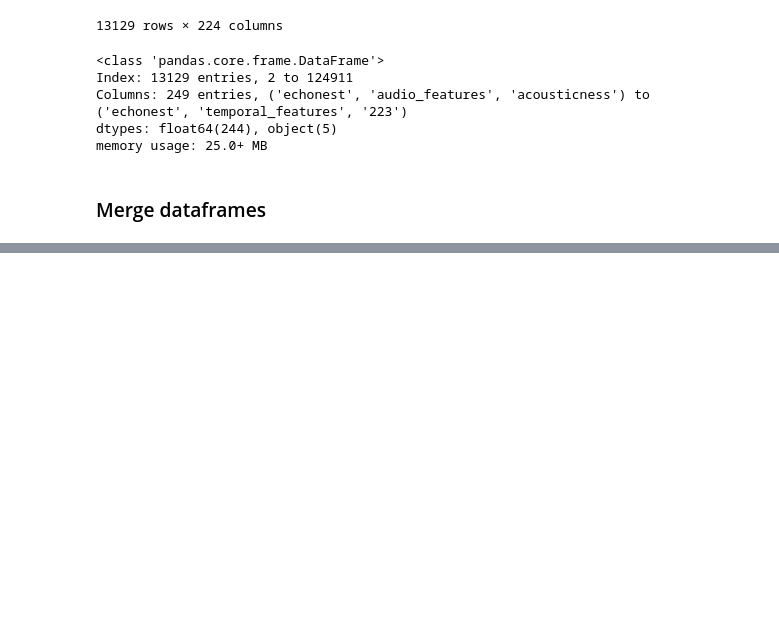
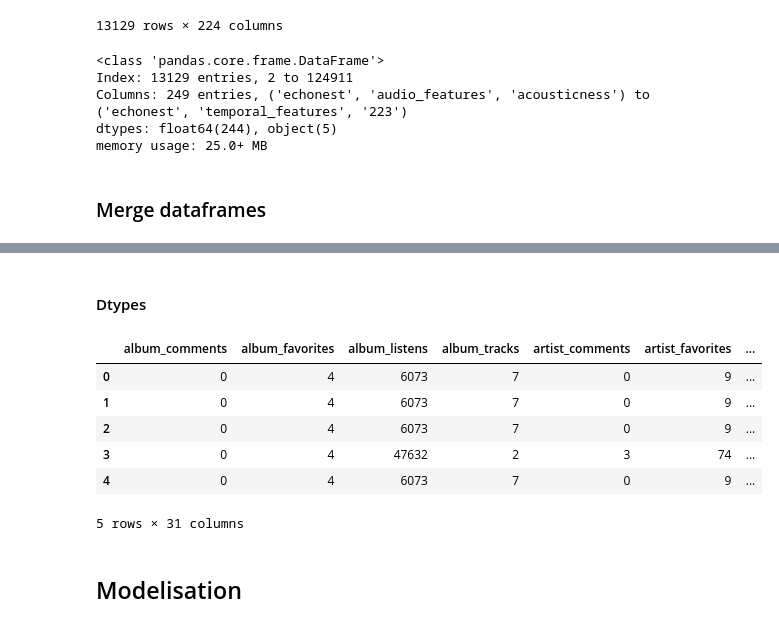
Before and after one commit to almudenamcastro/ironhack-w6-popatomsML, a Jupyter notebook: almu_fma.ipynb, the cells around one changed output, grey strips where cells are left out. Drawn from its saved outputs; the diff is of its cells as text; code cells hidden in the pictures; blank space fills up the shorter version.

```diff
--- a/almu_fma.ipynb
+++ b/almu_fma.ipynb
@@ -308,0 +253,15 @@ np.int64(9355)
+# %%
+# CLEAN NAN
+# drop nan where track_title is nan
+tracks_ax = tracks_ax.dropna(subset = ['track_title'])
+# clean columns with nan values
+tracks_ax.dropna(axis=1, inplace = True)
+tracks_ax.isna().sum()
+
+tracks_ax[tracks_ax['artist_name'].str.replace('&', 'and').str.lower() != tracks_ax['md_artist_name'].replace('&', 'and').str.lower()][['artist_name', 'md_artist_name']].head(59)
+# there are around 1000 values where the artist name and the md_artist_name are not the same.
+# after a brief exploration, it seems that they are pretty similar (mostly, differences in capitalization, artists that have several names etc). We will drop the md_artist_name column.
+
+# we can drop as well: artist_id,
+
+tracks_ax = tracks_ax.drop(columns = 'md_artist_name')
@@ -308,0 +270,35 @@ np.int64(9355)
+# %% [markdown]
+#### Dtypes
+# %%
+# let's explore types
+# select categorial column names
+cat_var = tracks_ax.select_dtypes(include="object").columns
+# %%
+tracks_ax[cat_var].head()
+
+# We will drop most of these variables. Before, we can try to calculate some interesting params:
+tracks_ax['album_len'] = tracks_ax['album_title'].str.len()
+tracks_ax['artist_len'] = tracks_ax['artist_name'].str.len()
+tracks_ax['track_title_len'] = tracks_ax['track_title'].str.len()
+
+# drop categorial columns:
+cat_var_to_drop = cat_var.drop(['genre_top_name', 'genre_top_level_name'])
+tracks_ax = tracks_ax.drop(columns = cat_var_to_drop)
+# %%
+# NUMERICAL VARIABLES
+
+num_var = tracks_ax.select_dtypes(exclude="object").columns
+
+# we can drop the id columns and the set columns:
+tracks_ax = tracks_ax.drop(columns = ['album_id', 'artist_id', 'set_subset', 'genre_top_id', 'genre_parent_id', 'genre_top_level_id'])
+# %%
+num_var = tracks_ax.select_dtypes(exclude="object").columns
+tracks_ax[num_var].head()
+# %% [output]
+|  | album_comments | album_favorites | album_listens | album_tracks | artist_comments | artist_favorites | ... |
+| 0 | 0 | 4 | 6073 | 7 | 0 | 9 | ... |
+| 1 | 0 | 4 | 6073 | 7 | 0 | 9 | ... |
+| 2 | 0 | 4 | 6073 | 7 | 0 | 9 | ... |
+| 3 | 0 | 4 | 47632 | 2 | 3 | 74 | ... |
+| 4 | 0 | 4 | 6073 | 7 | 0 | 9 | ... |
+5 rows × 31 columns
@@ -308,0 +309,2 @@ np.int64(9355)
+# %% [markdown]
+## Modelisation
```
Also changed, not shown: parts of 43 cells of this notebook.
